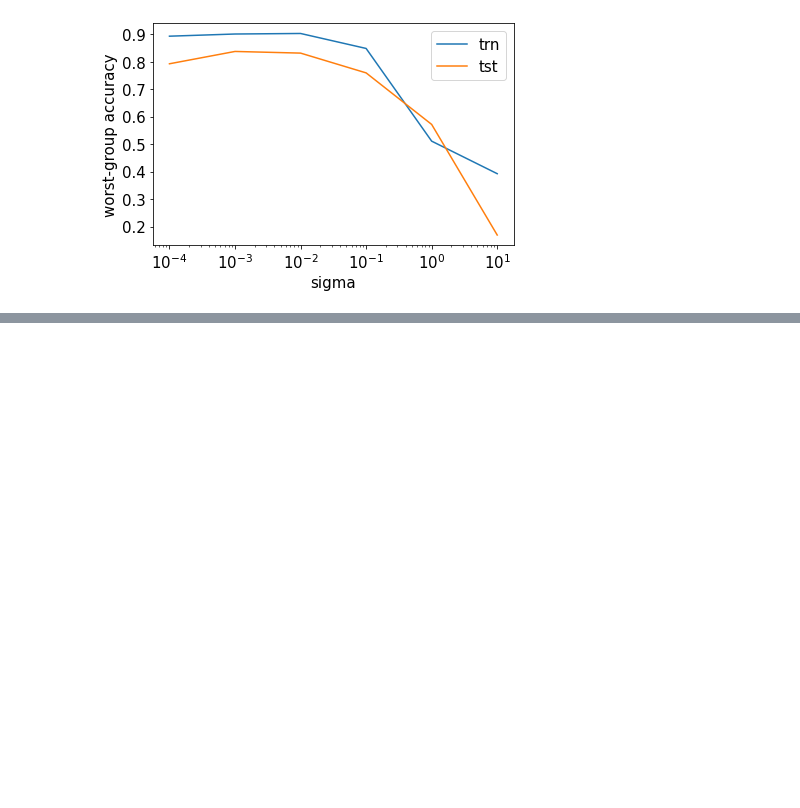
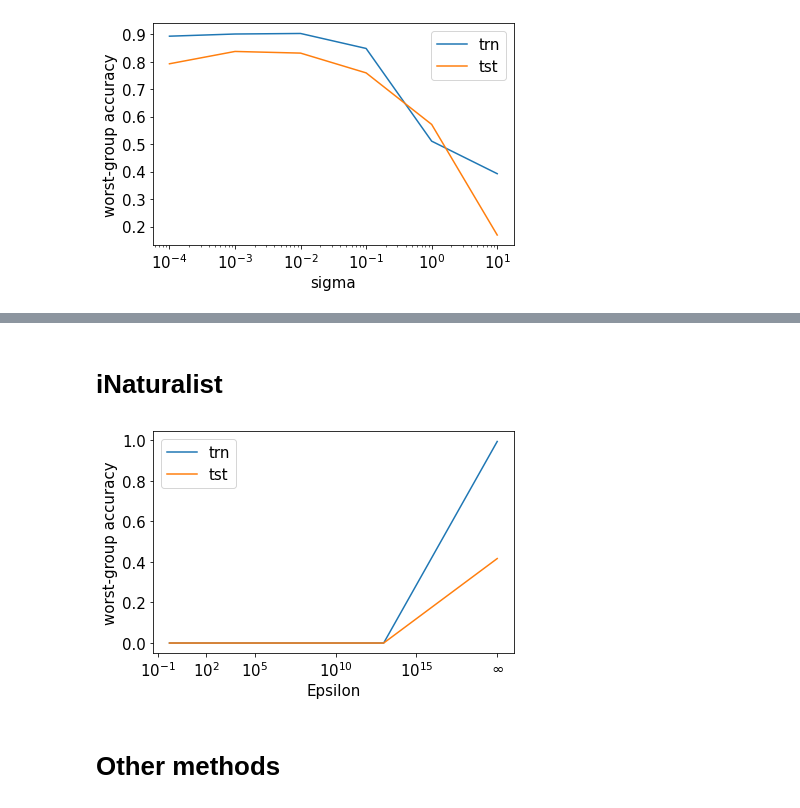
Before and after one commit to yangarbiter/wilds, a Jupyter notebook: notebooks/dpdg.ipynb, the cells around one changed output, grey strips where cells are left out. Cells and saved outputs as stored; diff of their text form; code cells hidden in the pictures; blank space fills up the shorter version.

```diff
--- a/notebooks/dpdg.ipynb
+++ b/notebooks/dpdg.ipynb
@@ -354,0 +342,2 @@ results[]
+# %% [markdown]
+# iNaturalist
@@ -354,0 +381,20 @@ results[]
+# %%
+epsilon = np.concatenate([[1e18], results['epsilon']])
+trn_wg_acc = np.concatenate(([erm_trn_acc_wg], results['trn wg acc']))
+tst_wg_acc = np.concatenate(([erm_tst_acc_wg], results['tst wg acc']))
+
+ticks_ = [-1, 2, 5, 10, 15, 18]
+plt.plot(epsilon, trn_wg_acc, label="trn")
+plt.plot(epsilon, tst_wg_acc, label="tst")
+plt.xscale("log")
+plt.xticks(fontsize=fontsize, ticks=[float(10**i) for i in ticks_], labels=[f"$10^{{{eps}}}$" for eps in ticks_[:-1]] + ['$\infty$'])
+plt.yticks(fontsize=fontsize)
+plt.xlabel("Epsilon", fontsize=fontsize)
+plt.ylabel("worst-group accuracy", fontsize=fontsize)
+plt.legend(fontsize=fontsize)
+plt.tight_layout()
+plt.savefig(f"figs/dpdg_wgacc_{ds_name}.png")
+# %% [output]
+[figure, added]
+# %% [markdown]
+# Other methods
```
Also changed, not shown: parts of 12 cells of this notebook, 4 other files.
